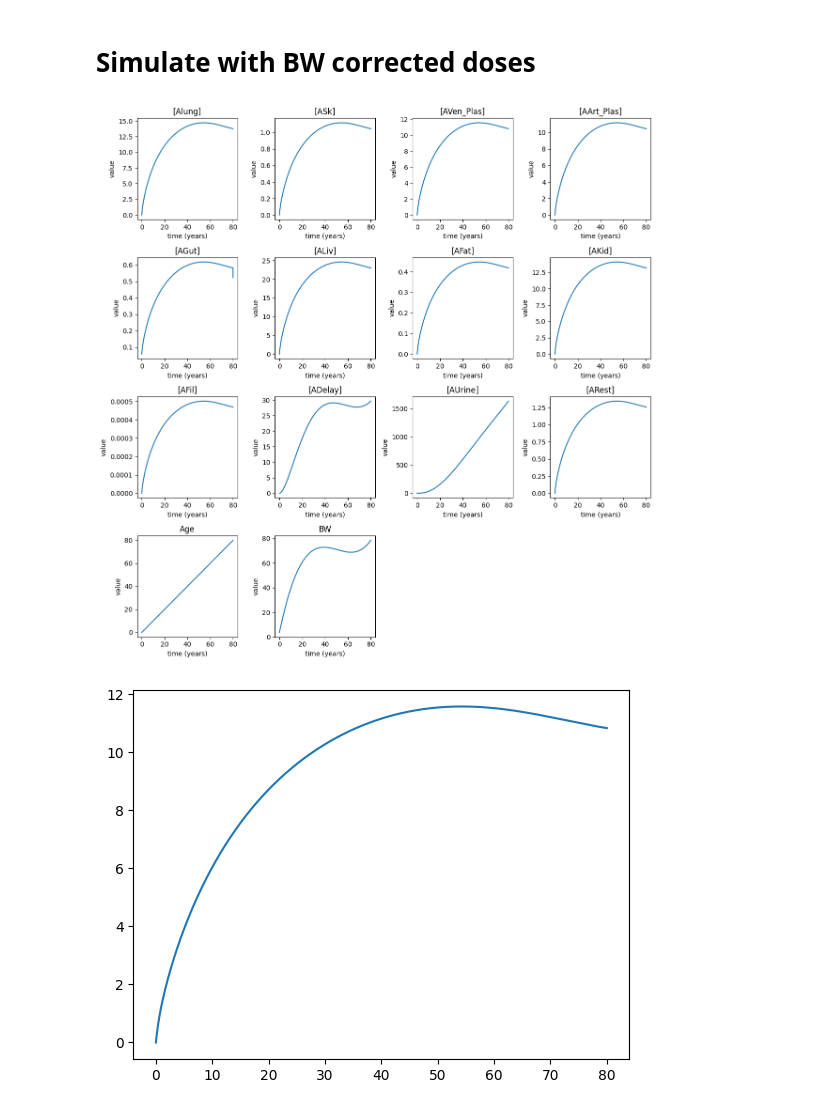
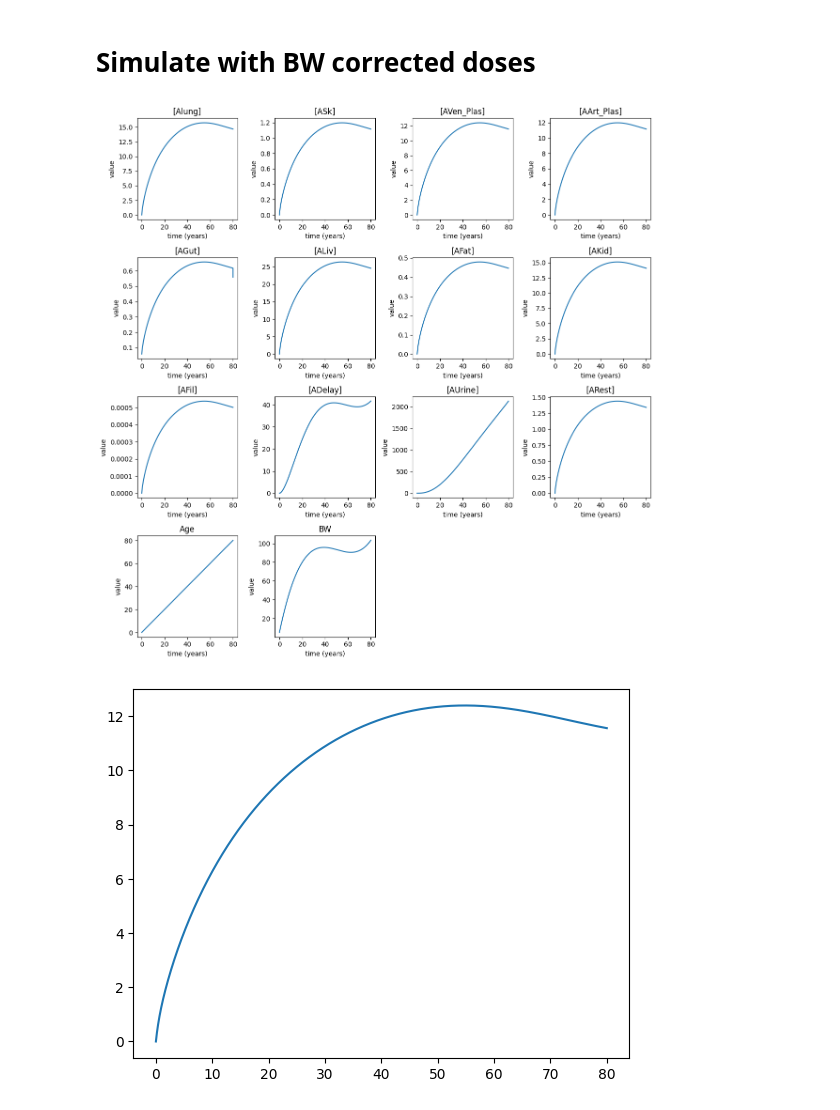
Before and after one commit to rivm-syso/pfasPBK, a Jupyter notebook: notebooks/test_dosing_lifetime.ipynb, the cells around one changed output. Saved outputs shown, nothing was run; the diff lists cells and outputs as text; code cells hidden in the pictures.

```diff
--- a/notebooks/test_dosing_lifetime.ipynb
+++ b/notebooks/test_dosing_lifetime.ipynb
@@ -6,7 +6,7 @@ import pandas as pd
 import tellurium as te
 import matplotlib.pyplot as plt
 
-fn_ant = '../model/PBK_PFAS_LT.ant'
+fn_sbml = '../model/PBK_PFAS_LT.sbml'
 
 # Helper function for plotting simulation results
 def plotSimulationResults(res, selections, ncols=4):
@@ -18,7 +18,7 @@ def plotSimulationResults(res, selections, ncols=4):
     labels = selections
     for i in range(1, len(selections)):
         sid = selections[i]
-        axes[i-1].plot(res['time'] / 365.25, res[sid])
+        axes[i-1].plot(res['time'] / 365, res[sid])
         axes[i-1].set(ylabel=f"value", title=labels[i])
     for j in range(len(selections), nrows*ncols + 1):
         fig.delaxes(axes[j-1])
@@ -35,7 +35,7 @@ def loadParametrisation(model, filename):
 Simulate model with daily oral dosing provided as a repetitively triggered event.
 # %%
 # Load the PBPK model from the SBML file
-rr_model = te.loada(fn_ant)
+rr_model = te.loadSBMLModel(fn_sbml)
 
 # Specify the input
 input_id = 'AGut'
@@ -51,8 +51,8 @@ for event_id in rr_model.model.getEventIds():
 
 # Define dosing regimen
 daily_intake = 1  # ug/day
-days_of_exposure = int(80 * 365.25)
-days_after_exposure = int(0 * 365.25)
+days_of_exposure = int(80 * 365)
+days_after_exposure = int(0 * 365)
 num_days = days_of_exposure + days_after_exposure
 
 # Set chemical parameters
@@ -98,12 +98,12 @@ plt.ylabel = 'Concentration (ug/L)'
 # Simulate with BW corrected doses
 # %%
 # Load the PBPK model from the SBML file
-rr_model = te.loada(fn_ant)
+rr_model = te.loadSBMLModel(fn_sbml)
 
 # Dosing scenario
 daily_intake = 0.001 # ug/kg bw/day
-days_of_exposure = int(80 * 365.25)
-days_after_exposure = int(0 * 365.25)
+days_of_exposure = int(80 * 365)
+days_after_exposure = int(0 * 365)
 num_days = days_of_exposure + days_after_exposure
 
 # Specify input
@@ -116,9 +116,9 @@ rr_model.setBoundary(input_id, False)
 loadParametrisation(rr_model, '../Parametrisations/PFOA_Human_Loccisano_2011.csv')
 
 # Set physiological parameters
-rr_model.AgeInit = 0
-rr_model.BWRef = 3.68
-rr_model.AgeRef = 0
+rr_model.Age = 10
+rr_model.BWRef = 80
+rr_model.AgeRef = 20
 
 # Create a repeating daily oral dosing
 eid = f"oral_daily_exposure"
@@ -136,16 +136,16 @@ results = rr_model.simulate(0, num_days, num_days + 1, selections)
 # Plot the results
 plotSimulationResults(results, selections)
 # %% [output]
-[figure, old version]
+[figure, new version]
 # %%
 compartment = "Ven_Plas"
 speciesId = "[AVen_Plas]"
 
 x = results['time']
 y = results[speciesId]
-plt.plot(x/365.25, y)
+plt.plot(x/365, y)
 plt.title = compartment
 plt.xlabel = 'Time (y)'
 plt.ylabel = 'Concentration (ug/L)'
 # %% [output]
-[figure, old version]
+[figure, new version]
```
Also changed, not shown: parts of 2 cells of this notebook, 1 other file.
